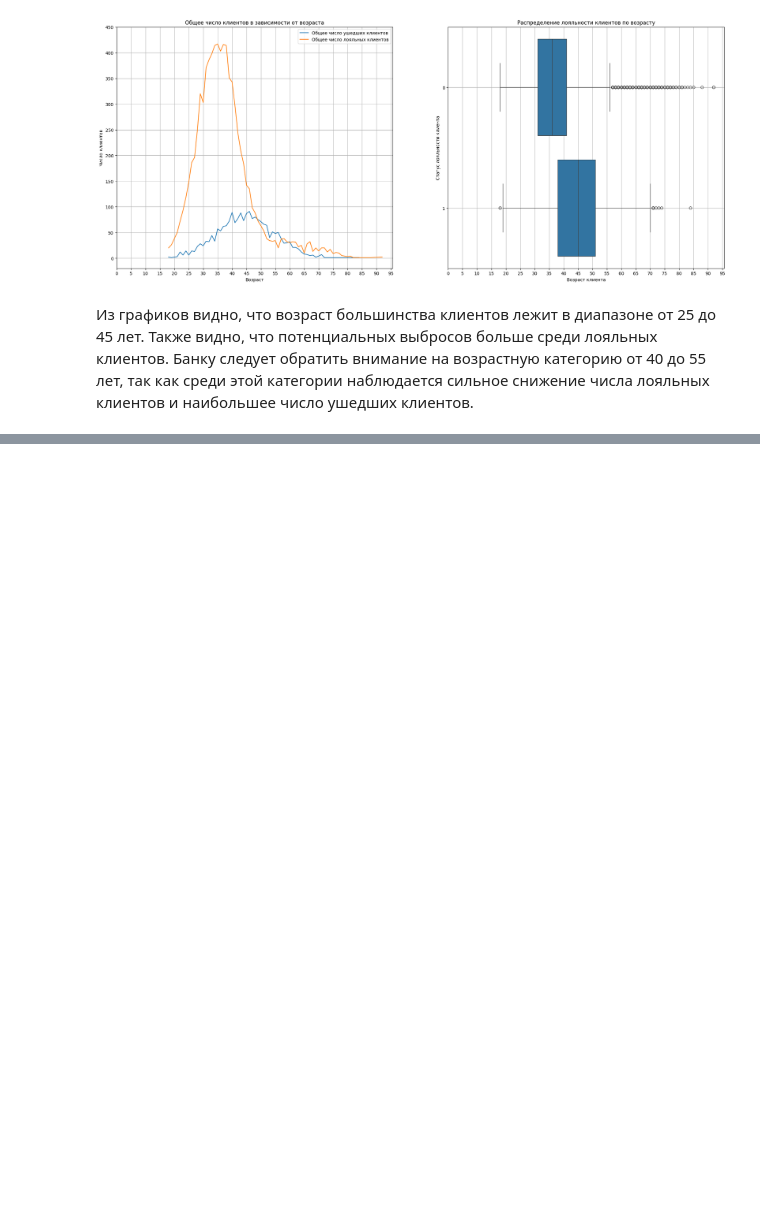
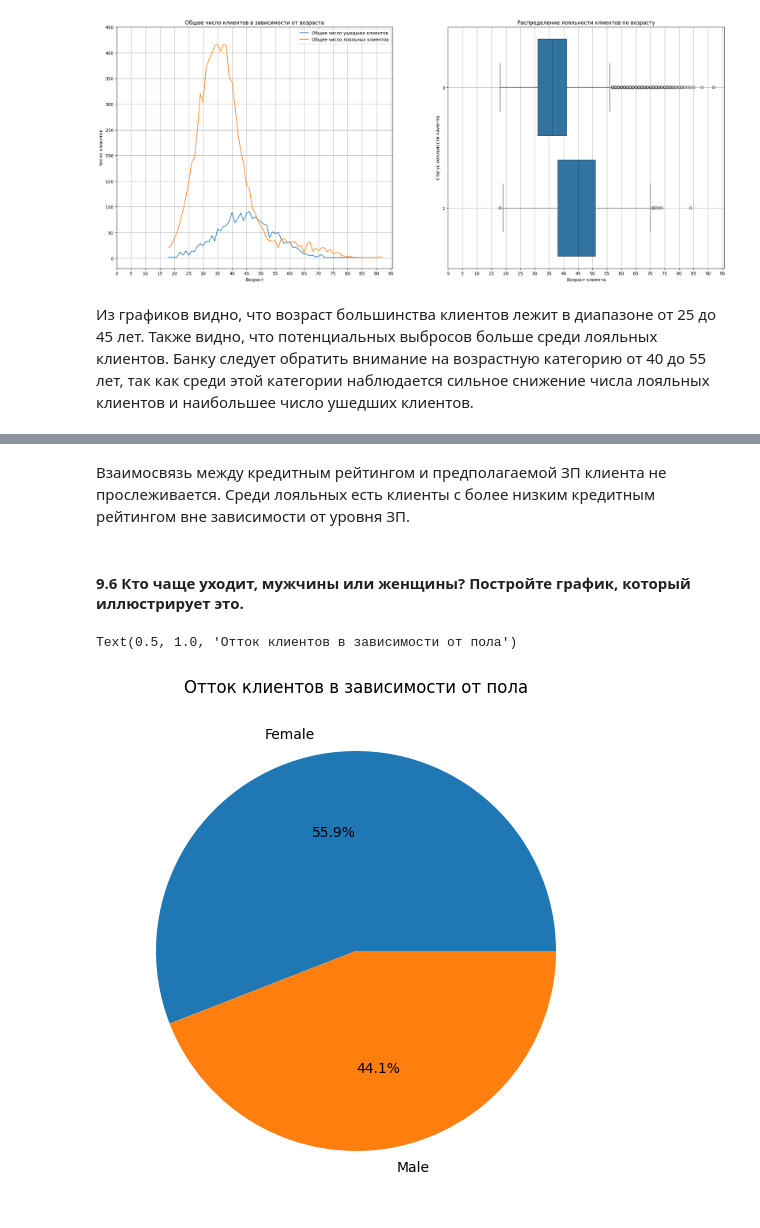
Before and after one commit to vokhmianin-da/sf_data_science, a Jupyter notebook: PYTHON-13. VISUALISATION/Practic.ipynb, the cells around one changed output, grey strips where cells are left out. Cells and saved outputs as stored; diff of their text form; code cells hidden in the pictures; blank space fills up the shorter version.

```diff
--- a/PYTHON-13. VISUALISATION/Practic.ipynb
+++ b/PYTHON-13. VISUALISATION/Practic.ipynb
@@ -140,0 +160,15 @@ axes[1].grid()
+# %% [markdown]
+Взаимосвязь между кредитным рейтингом и предполагаемой ЗП клиента не прослеживается. Среди лояльных есть клиенты с более низким кредитным рейтингом вне зависимости от уровня ЗП.
+# %% [markdown]
+#### 9.6 Кто чаще уходит, мужчины или женщины? Постройте график, который иллюстрирует это.
+# %%
+fig = plt.figure(figsize=(5, 5))
+axes = fig.add_axes([0,0,1,1])
+
+exited_genders = churn_data_df[(churn_data_df['Exited']==1)].groupby(by='Gender')['Exited'].count()
+#display(exited_genders)
+axes.pie(exited_genders, labels=exited_genders.index, autopct='%1.1f%%');
+axes.set_title('Отток клиентов в зависимости от пола')
+# %% [output]
+Text(0.5, 1.0, 'Отток клиентов в зависимости от пола')
+[figure, added]
```
Also changed, not shown: parts of 15 cells of this notebook.
